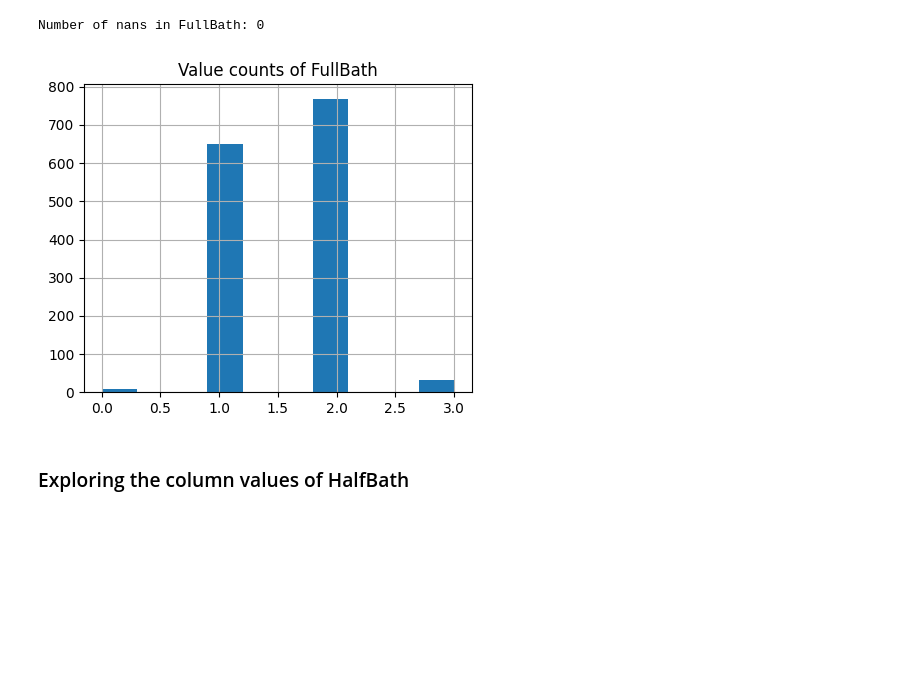
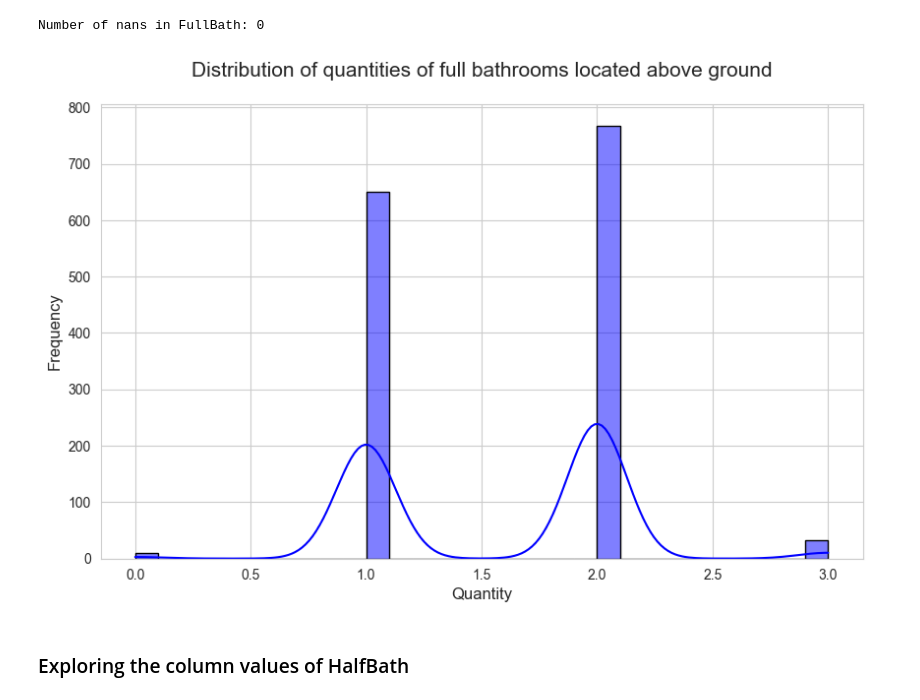
Before and after one commit to Jonik233/kaggle_house_prices, a Jupyter notebook: eda/house_rooms_eda.ipynb, the cells around one changed output. Drawn from its saved outputs; the diff is of its cells as text; code cells hidden in the pictures; blank space fills up the shorter version.

Commit message:
Added polished frequency histograms for non-categorical features

```diff
--- a/eda/house_rooms_eda.ipynb
+++ b/eda/house_rooms_eda.ipynb
@@ -40,11 +40,19 @@ print(f"Number of nans in FullBath: {n_nan}")
 # %% [output]
 Number of nans in FullBath: 0
 # %%
-df.FullBath.hist(bins=10, figsize=(5, 4))
-plt.title("Value counts of FullBath")
+sns.set_style("whitegrid")
+
+plt.figure(figsize=(10, 6))
+
+sns.histplot(df['FullBath'], bins=30, kde=True, color='blue', edgecolor='black')
+
+plt.title("Distribution of quantities of full bathrooms located above ground", fontsize=15, pad=20)
+plt.xlabel("Quantity", fontsize=12)
+plt.ylabel("Frequency", fontsize=12)
+
 plt.show()
 # %% [output]
-[figure, old version]
+[figure, new version]
 # %% [markdown]
 ### Exploring the column values of HalfBath
 # %%
```
Also changed, not shown: parts of 5 cells of this notebook.
